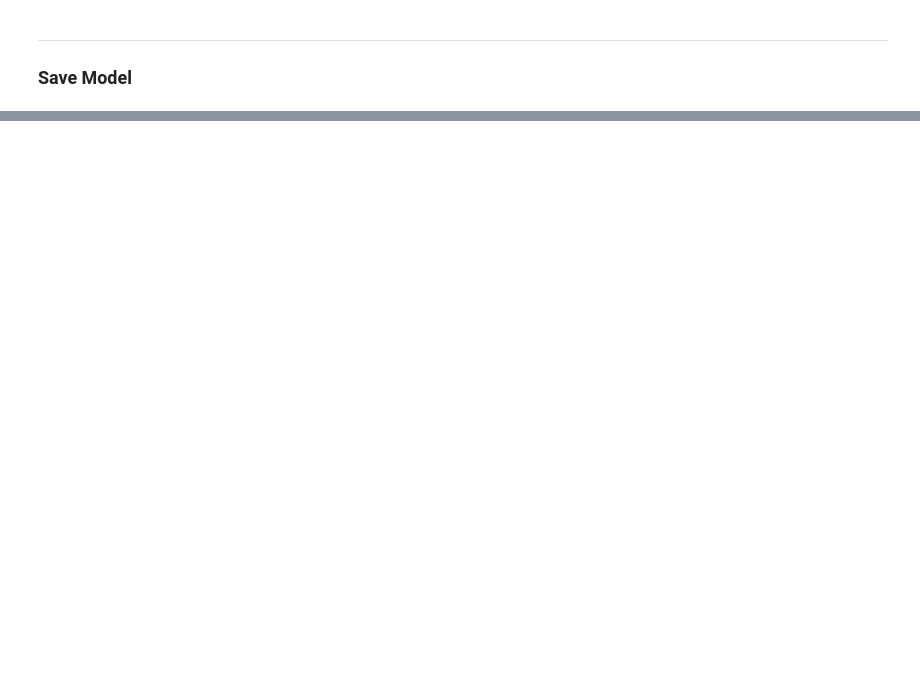
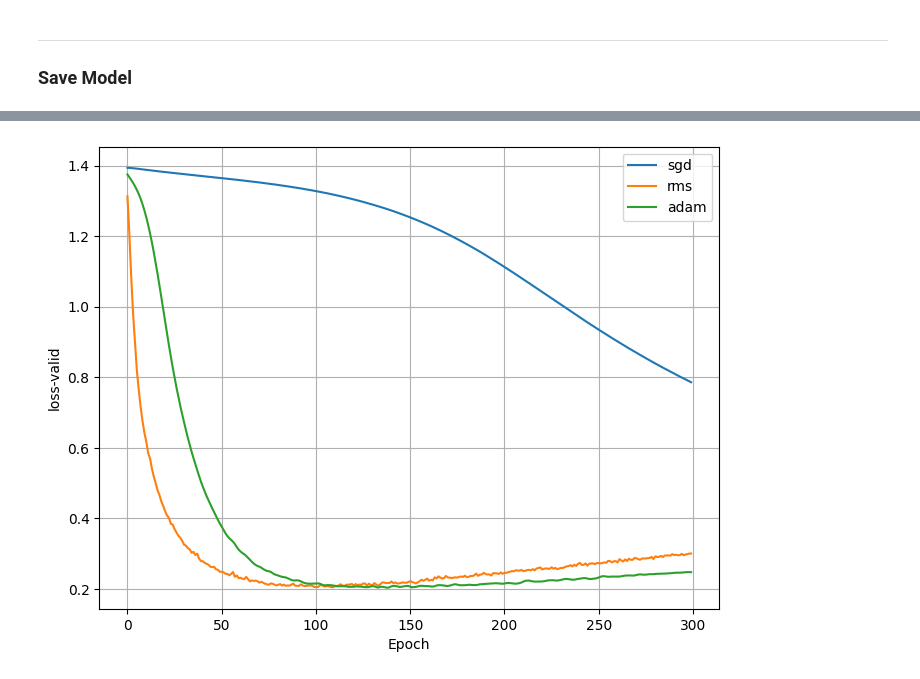
Before and after one commit to salehghotbani/MLP_Mobile_Price, a Jupyter notebook: Mobile_Price_MLP.ipynb, the cells around one changed output, grey strips where cells are left out. Saved outputs shown, nothing was run; the diff lists cells and outputs as text; code cells hidden in the pictures; blank space fills up the shorter version.

```diff
--- a/Mobile_Price_MLP.ipynb
+++ b/Mobile_Price_MLP.ipynb
@@ -321,0 +342,4 @@ Sequential(
+# %%
+plot_lcs(x='loss', y='valid')
+# %% [output]
+[figure, added]
```
Also changed, not shown: parts of 16 cells of this notebook, 13 other files.
